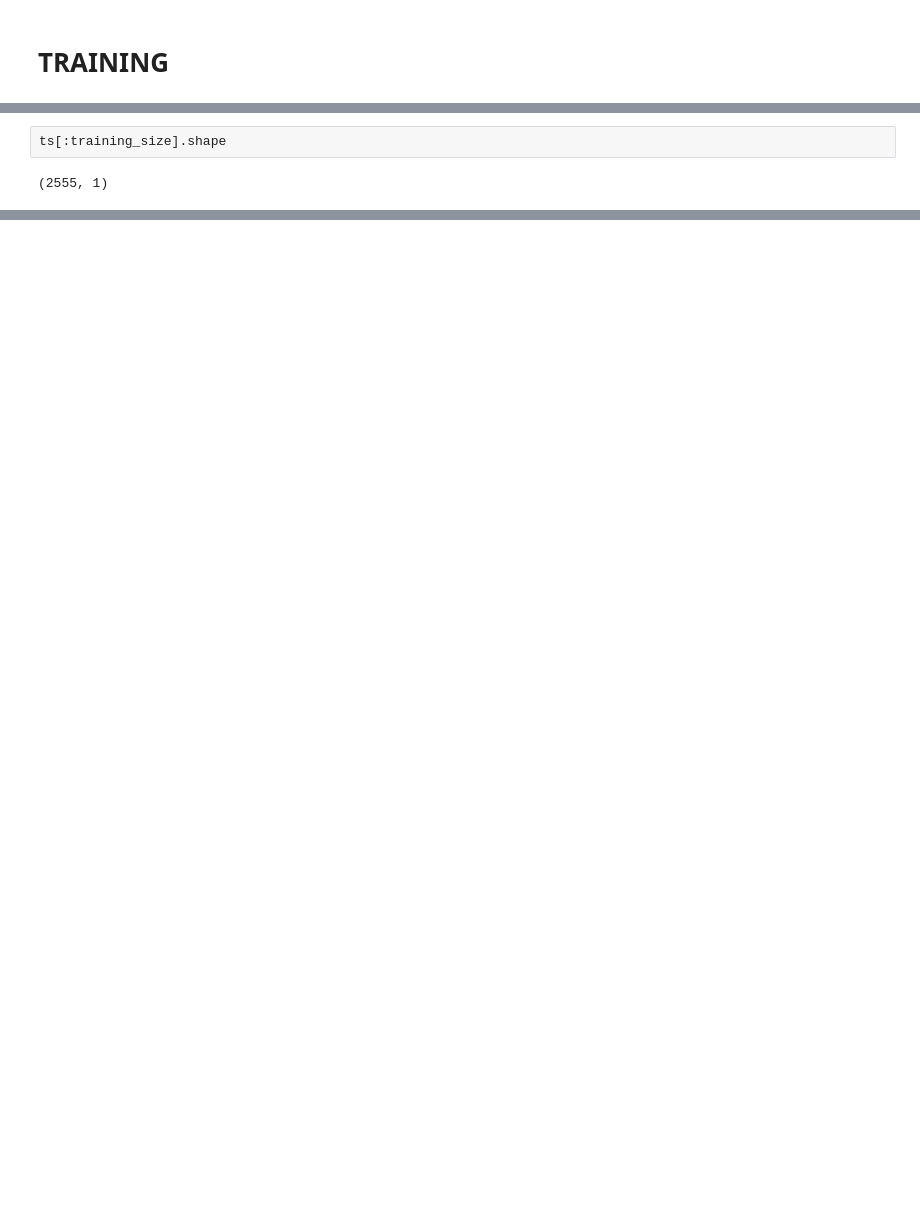
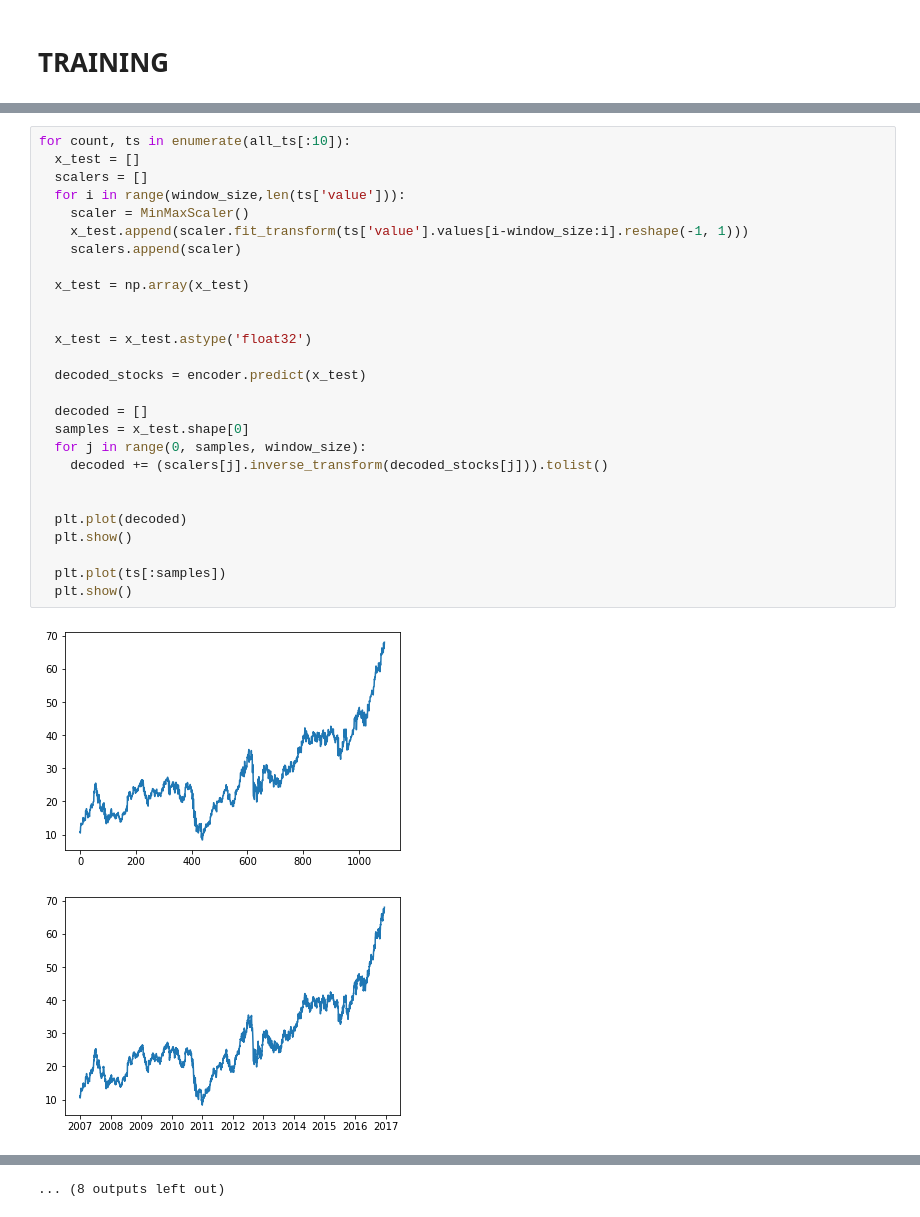
Before and after one commit to Kosmai/LSH_kNN_Clustering, a Jupyter notebook: Time_Series_Analysis/reduce.ipynb, the cells around one changed output, grey strips where cells are left out. Saved outputs shown, nothing was run; the diff lists cells and outputs as text; blank space fills up the shorter version.

```diff
--- a/Time_Series_Analysis/reduce.ipynb
+++ b/Time_Series_Analysis/reduce.ipynb
@@ -140,4 +137,30 @@ plt.show()
-# %%
-ts[:training_size].shape
-# %% [output]
-(2555, 1)
+# %%
+for count, ts in enumerate(all_ts[:10]):
+  x_test = []
+  scalers = []
+  for i in range(window_size,len(ts['value'])):
+    scaler = MinMaxScaler()
+    x_test.append(scaler.fit_transform(ts['value'].values[i-window_size:i].reshape(-1, 1)))
+    scalers.append(scaler)
+
+  x_test = np.array(x_test)
+
+
+  x_test = x_test.astype('float32')
+
+  decoded_stocks = encoder.predict(x_test)
+
+  decoded = []
+  samples = x_test.shape[0]
+  for j in range(0, samples, window_size):
+    decoded += (scalers[j].inverse_transform(decoded_stocks[j])).tolist()
+
+
+  plt.plot(decoded)
+  plt.show()
+
+  plt.plot(ts[:samples])
+  plt.show()
+# %% [output]
+[figure, added]
+[figure, added]
@@ -143,0 +177 @@ ts[:training_size].shape
+... (8 outputs left out)
```
Also changed, not shown: parts of 8 cells of this notebook.
